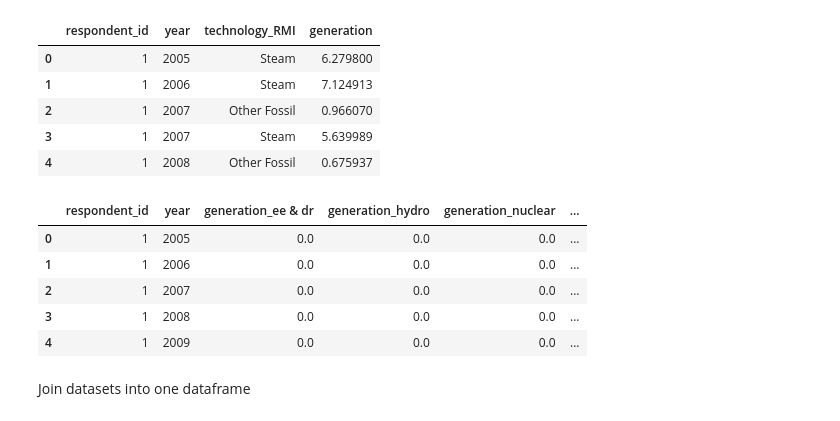
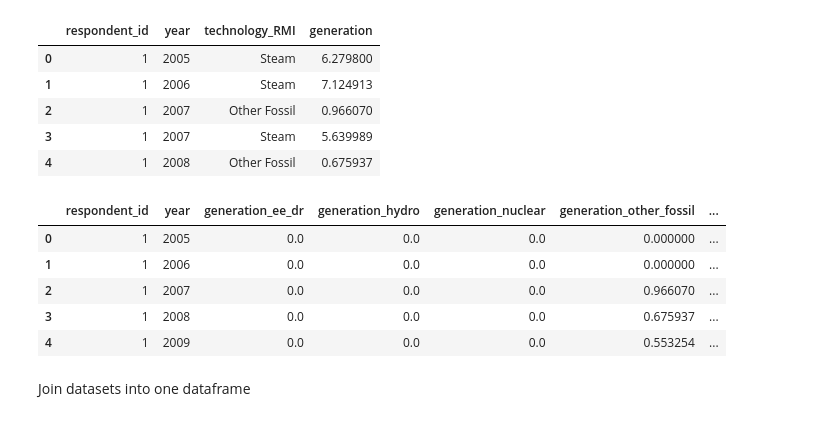
Before and after one commit to 2elle2/rmi-project, a Jupyter notebook: model/02_data_processing.ipynb, the cells around one changed output. Saved outputs shown, nothing was run; the diff lists cells and outputs as text; code cells hidden in the pictures.

```diff
--- a/model/02_data_processing.ipynb
+++ b/model/02_data_processing.ipynb
@@ -365,22 +365,28 @@ gen_prepared_df.head()
 # %%
 gen_prepared_df = gen_prepared_df.pivot(
         index=['respondent_id', 'year'],
         columns='technology_RMI',
         values=['generation']
 )
 gen_prepared_df.columns = ['_'.join(col).strip() for col in gen_prepared_df.columns.values]
 gen_prepared_df.columns = gen_prepared_df.columns.str.lower()
 gen_prepared_df.columns = gen_prepared_df.columns.to_flat_index()
 gen_prepared_df = gen_prepared_df.reset_index()
 gen_prepared_df = gen_prepared_df.fillna(0)
+gen_prepared_df = gen_prepared_df.rename(columns={
+    "generation_ee & dr": "generation_ee_dr",
+    "generation_other fossil": "generation_other_fossil",
+    "generation_purchased power": "generation_purchased_power",
+    "generation_renewables and storage": "generation_renewables_and_storage"
+})
 gen_prepared_df.head()
 # %% [output]
-|  | respondent_id | year | generation_ee & dr | generation_hydro | generation_nuclear | ... |
-| 0 | 1 | 2005 | 0.0 | 0.0 | 0.0 | ... |
-| 1 | 1 | 2006 | 0.0 | 0.0 | 0.0 | ... |
-| 2 | 1 | 2007 | 0.0 | 0.0 | 0.0 | ... |
-| 3 | 1 | 2008 | 0.0 | 0.0 | 0.0 | ... |
-| 4 | 1 | 2009 | 0.0 | 0.0 | 0.0 | ... |
+|  | respondent_id | year | generation_ee_dr | generation_hydro | generation_nuclear | generation_other_fossil | ... |
+| 0 | 1 | 2005 | 0.0 | 0.0 | 0.0 | 0.000000 | ... |
+| 1 | 1 | 2006 | 0.0 | 0.0 | 0.0 | 0.000000 | ... |
+| 2 | 1 | 2007 | 0.0 | 0.0 | 0.0 | 0.966070 | ... |
+| 3 | 1 | 2008 | 0.0 | 0.0 | 0.0 | 0.675937 | ... |
+| 4 | 1 | 2009 | 0.0 | 0.0 | 0.0 | 0.553254 | ... |
 # %% [markdown]
 Join datasets into one dataframe
 # %%
```
Also changed, not shown: 4 other files.
